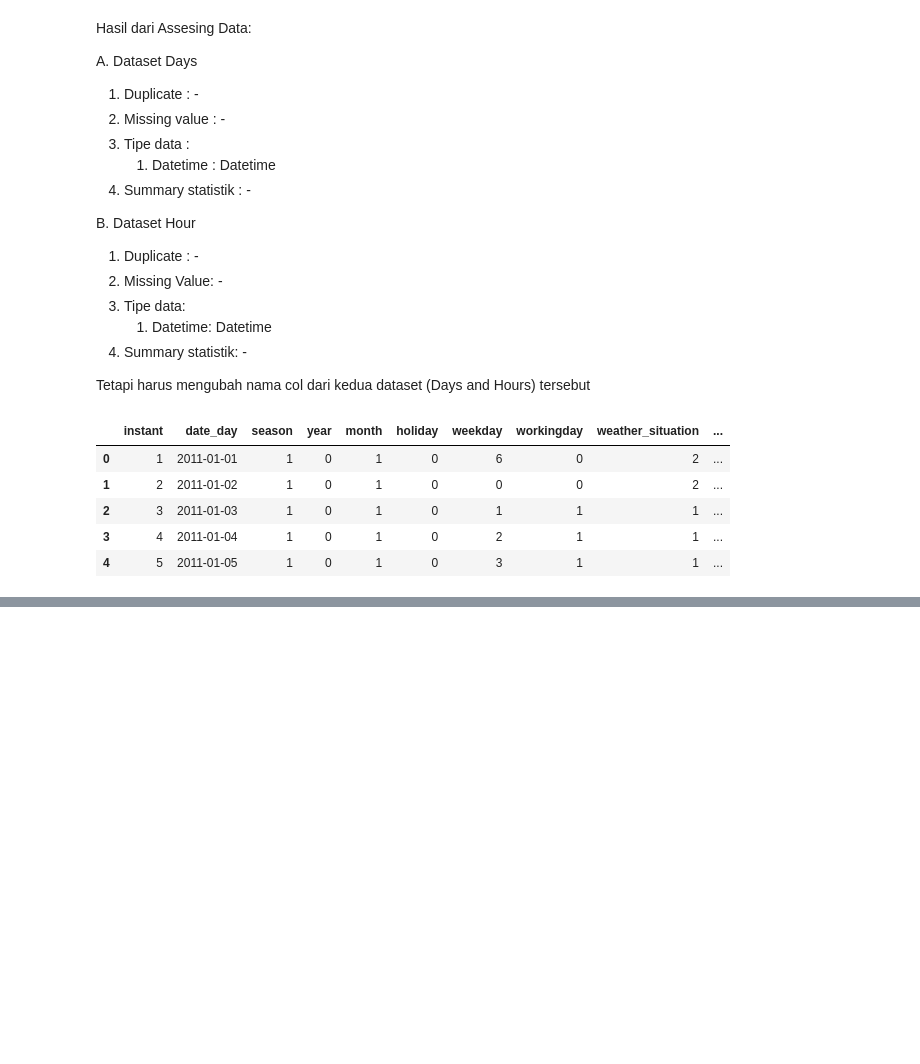
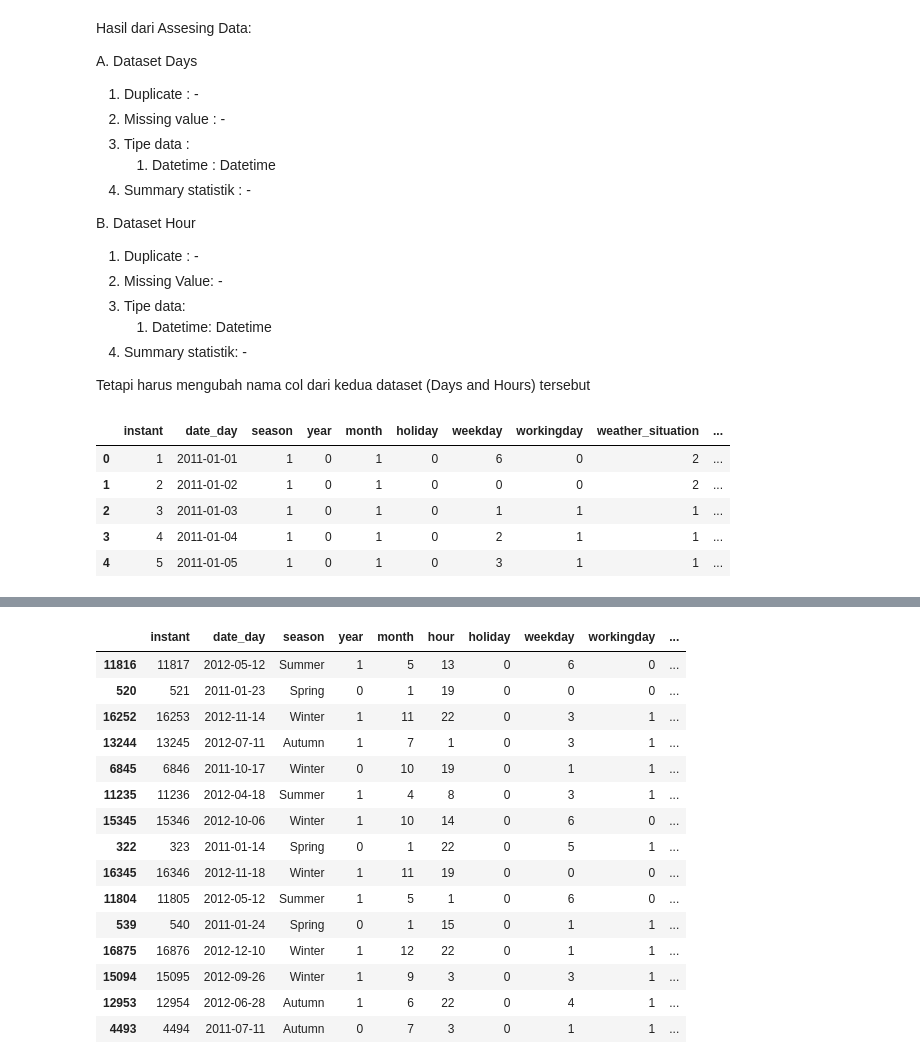
Before and after one commit to GadiseMustika/bikesharing_analytic, a Jupyter notebook: notebook.ipynb, the cells around one changed output, grey strips where cells are left out. Cells and saved outputs as stored; diff of their text form; code cells hidden in the pictures; blank space fills up the shorter version.

```diff
--- a/notebook.ipynb
+++ b/notebook.ipynb
@@ -241,0 +305,25 @@ memory usage: 2.3 MB
+# %%
+# Change value in coloumn season Hour dataset
+hours_df["season"] = pd.Categorical(
+    hours_df["season"].replace({1:"Spring", 2: "Summer", 3: "Autumn", 4: "Winter"}), categories=["Spring", "Summer", "Autumn", "Winter"]
+)
+
+
+hours_df.sample(15)
+# %% [output]
+|  | instant | date_day | season | year | month | hour | holiday | weekday | workingday | ... |
+| 11816 | 11817 | 2012-05-12 | Summer | 1 | 5 | 13 | 0 | 6 | 0 | ... |
+| 520 | 521 | 2011-01-23 | Spring | 0 | 1 | 19 | 0 | 0 | 0 | ... |
+| 16252 | 16253 | 2012-11-14 | Winter | 1 | 11 | 22 | 0 | 3 | 1 | ... |
+| 13244 | 13245 | 2012-07-11 | Autumn | 1 | 7 | 1 | 0 | 3 | 1 | ... |
+| 6845 | 6846 | 2011-10-17 | Winter | 0 | 10 | 19 | 0 | 1 | 1 | ... |
+| 11235 | 11236 | 2012-04-18 | Summer | 1 | 4 | 8 | 0 | 3 | 1 | ... |
+| 15345 | 15346 | 2012-10-06 | Winter | 1 | 10 | 14 | 0 | 6 | 0 | ... |
+| 322 | 323 | 2011-01-14 | Spring | 0 | 1 | 22 | 0 | 5 | 1 | ... |
+| 16345 | 16346 | 2012-11-18 | Winter | 1 | 11 | 19 | 0 | 0 | 0 | ... |
+| 11804 | 11805 | 2012-05-12 | Summer | 1 | 5 | 1 | 0 | 6 | 0 | ... |
+| 539 | 540 | 2011-01-24 | Spring | 0 | 1 | 15 | 0 | 1 | 1 | ... |
+| 16875 | 16876 | 2012-12-10 | Winter | 1 | 12 | 22 | 0 | 1 | 1 | ... |
+| 15094 | 15095 | 2012-09-26 | Winter | 1 | 9 | 3 | 0 | 3 | 1 | ... |
+| 12953 | 12954 | 2012-06-28 | Autumn | 1 | 6 | 22 | 0 | 4 | 1 | ... |
+| 4493 | 4494 | 2011-07-11 | Autumn | 0 | 7 | 3 | 0 | 1 | 1 | ... |
```
Also changed, not shown: parts of 10 cells of this notebook.
